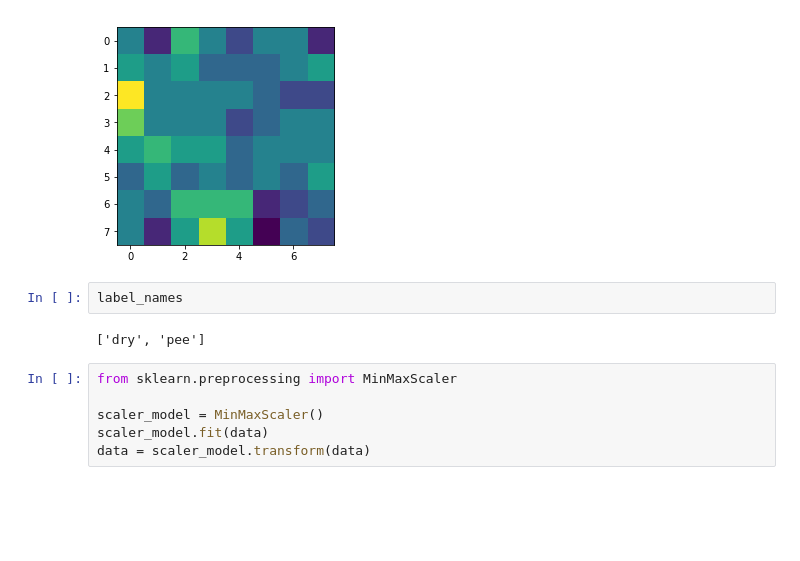
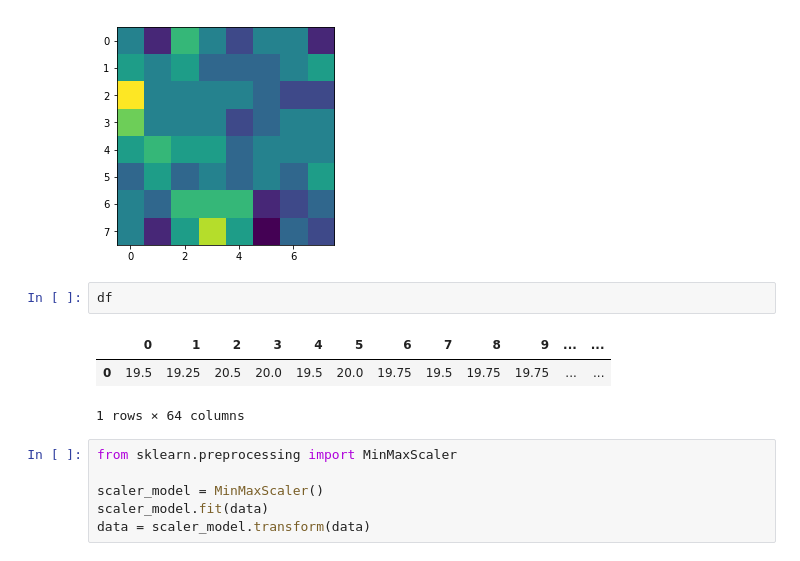
Before and after one commit to frankjoshua/tensorflow-demo, a Jupyter notebook: urine_detector.ipynb, the cells around one changed output. Cells and saved outputs as stored; diff of their text form; blank space fills up the shorter version.

```diff
--- a/urine_detector.ipynb
+++ b/urine_detector.ipynb
@@ -56,10 +38,12 @@ plt.imshow(data[0].reshape((8,8)))
 # %% [output]
 <matplotlib.image.AxesImage at 0x...>
 [figure]
-# %%
-label_names
-# %% [output]
-['dry', 'pee']
+# %%
+df
+# %% [output]
+|  | 0 | 1 | 2 | 3 | 4 | 5 | 6 | 7 | 8 | 9 | ... | ... |
+| 0 | 19.5 | 19.25 | 20.5 | 20.0 | 19.5 | 20.0 | 19.75 | 19.5 | 19.75 | 19.75 | ... | ... |
+1 rows × 64 columns
 # %%
 from sklearn.preprocessing import MinMaxScaler
 
```
Also changed, not shown: parts of 9 cells of this notebook, 2 other files.
